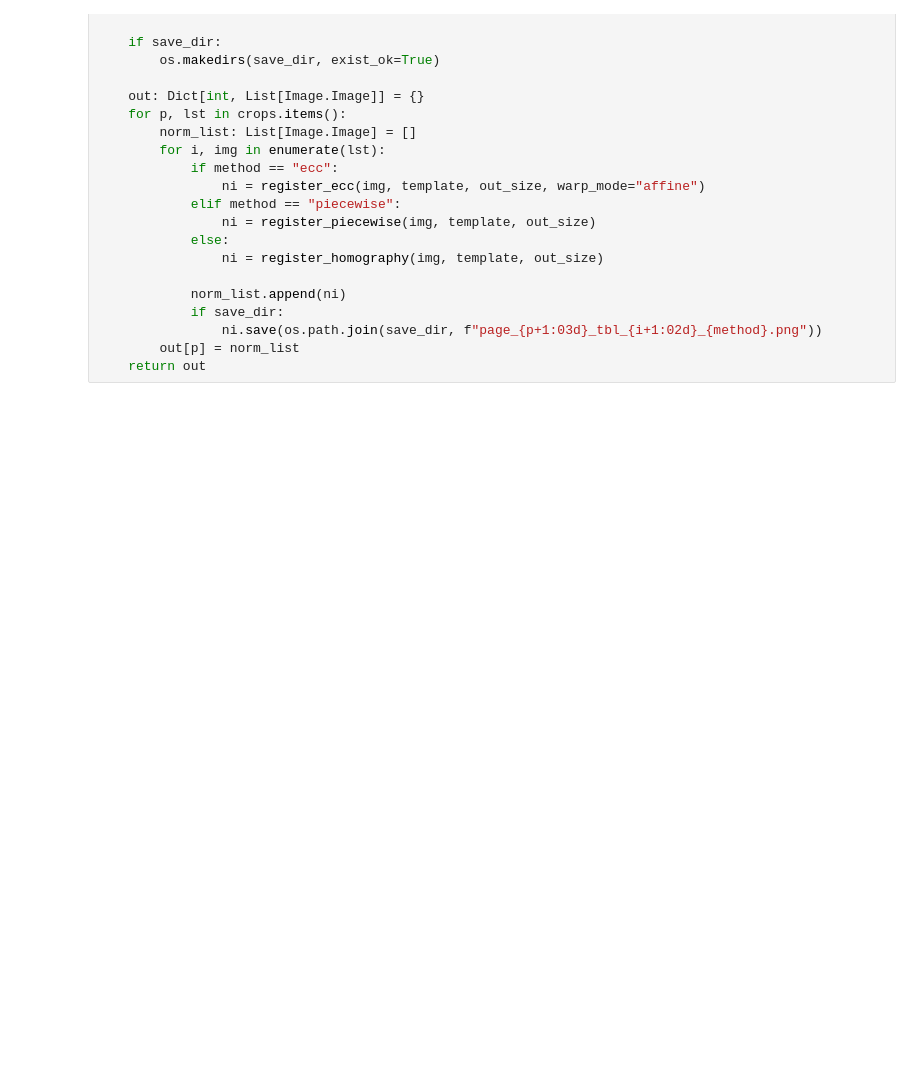
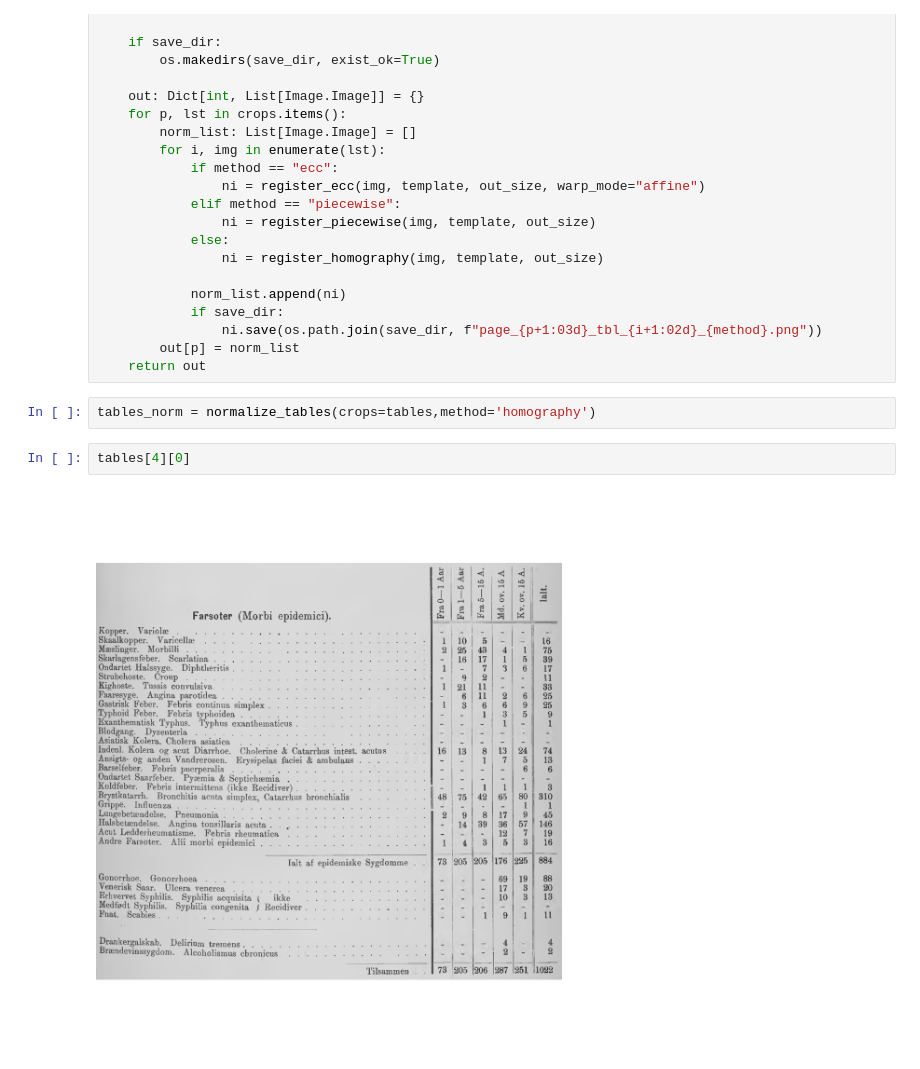
Before and after one commit to murrodroid/DetectTableOCR, a Jupyter notebook: point_cloud_reg.ipynb, the cells around one changed output. Saved outputs shown, nothing was run; the diff lists cells and outputs as text; blank space fills up the shorter version.

Commit message:
adds new file for testing how to divide table into columns for LLM + test images

```diff
--- a/point_cloud_reg.ipynb
+++ b/point_cloud_reg.ipynb
@@ -422,3 +419,9 @@ def normalize_tables(
                 ni.save(os.path.join(save_dir, f"page_{p+1:03d}_tbl_{i+1:02d}_{method}.png"))
         out[p] = norm_list
     return out
+# %%
+tables_norm = normalize_tables(crops=tables,method='homography')
+# %%
+tables[4][0]
+# %% [output]
+[figure, added]
```
Also changed, not shown: parts of 3 cells of this notebook, 4 other files.
